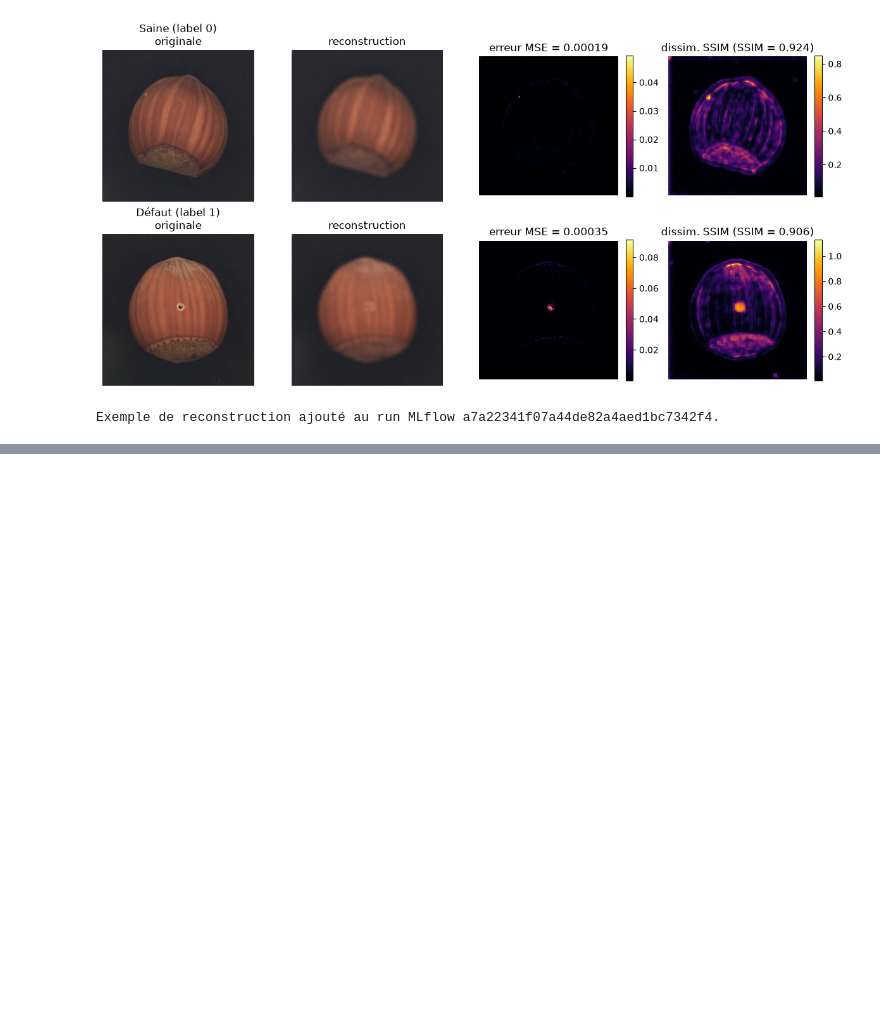
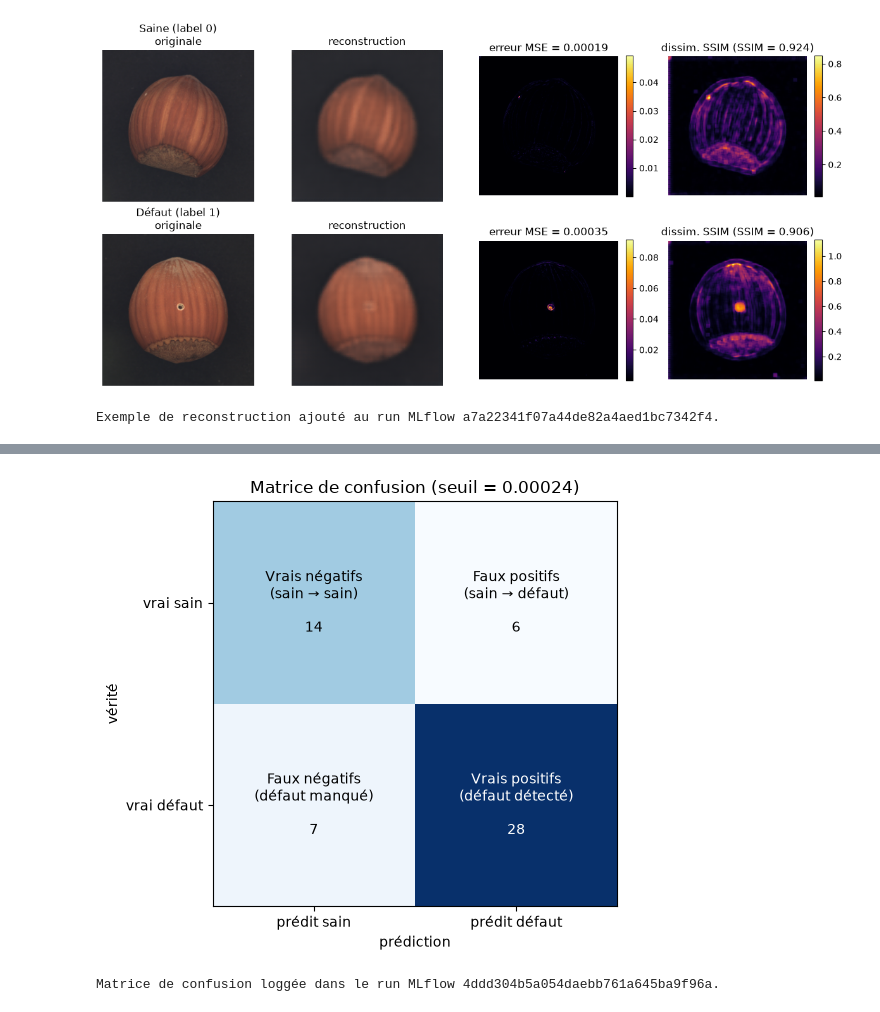
Before and after one commit to aurelien-V03/incidents-indus-ia, a Jupyter notebook: nuts_deep_lurning.ipynb, the cells around one changed output, grey strips where cells are left out. Drawn from its saved outputs; the diff is of its cells as text; code cells hidden in the pictures; blank space fills up the shorter version.

Commit message:
add auroc and confusion matrix

```diff
--- a/nuts_deep_lurning.ipynb
+++ b/nuts_deep_lurning.ipynb
@@ -513,0 +666,38 @@ Exemple de reconstruction ajouté au run MLflow a7a22341f07a44de82a4aed1bc7342f4
+# %%
+import matplotlib.pyplot as plt
+import mlflow
+
+# Nom de chaque case (cm : lignes = vérité, colonnes = prédiction ; 0 = sain, 1 = défaut)
+case_names = [
+    ["Vrais négatifs\n(sain → sain)", "Faux positifs\n(sain → défaut)"],
+    ["Faux négatifs\n(défaut manqué)", "Vrais positifs\n(défaut détecté)"],
+]
+
+fig, ax = plt.subplots(figsize=(6, 5))
+im = ax.imshow(cm, cmap="Blues")
+
+ax.set_xticks([0, 1], labels=["prédit sain", "prédit défaut"])
+ax.set_yticks([0, 1], labels=["vrai sain", "vrai défaut"])
+ax.set_xlabel("prédiction")
+ax.set_ylabel("vérité")
+ax.set_title(f"Matrice de confusion (seuil = {THRESHOLD:.5f})")
+
+# Annotation : nom de la case + effectif, en couleur lisible selon l'intensité du fond
+thresh = cm.max() / 2
+for i in range(2):
+    for j in range(2):
+        color = "white" if cm[i, j] > thresh else "black"
+        ax.text(j, i, f"{case_names[i][j]}\n\n{cm[i, j]}", ha="center", va="center", color=color, fontsize=10)
+
+fig.tight_layout()
+plt.show()
+
+# Log dans le MÊME run MLflow
+mlflow.set_tracking_uri(MLFLOW_TRACKING_URI)
+with mlflow.start_run(run_id=RUN_ID):
+    mlflow.log_figure(fig, "confusion_matrix.png")
+
+print(f"Matrice de confusion loggée dans le run MLflow {RUN_ID}.")
+# %% [output]
+[figure, added]
+Matrice de confusion loggée dans le run MLflow 4ddd304b5a054daebb761a645ba9f96a.
```
Also changed, not shown: parts of 7 cells of this notebook.
